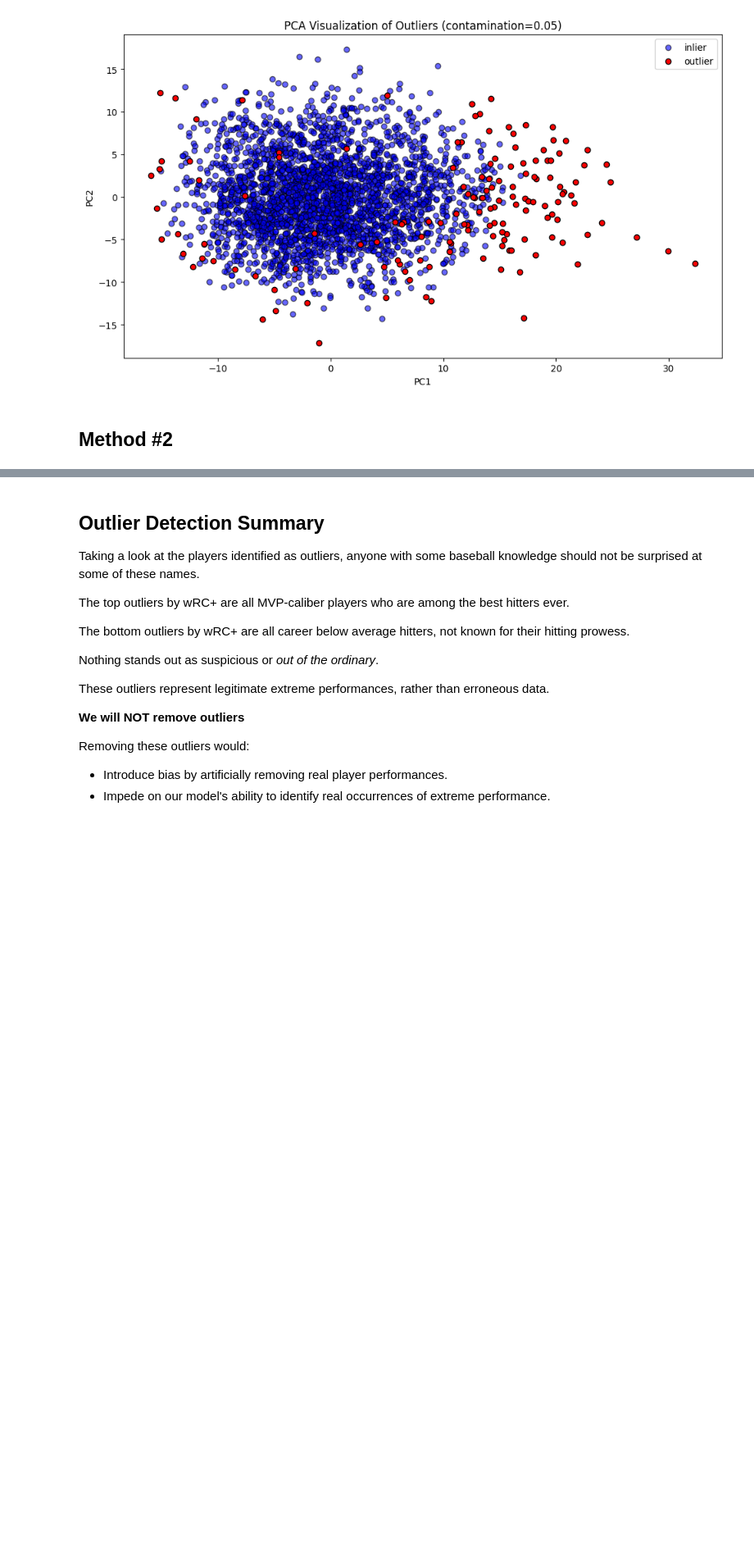
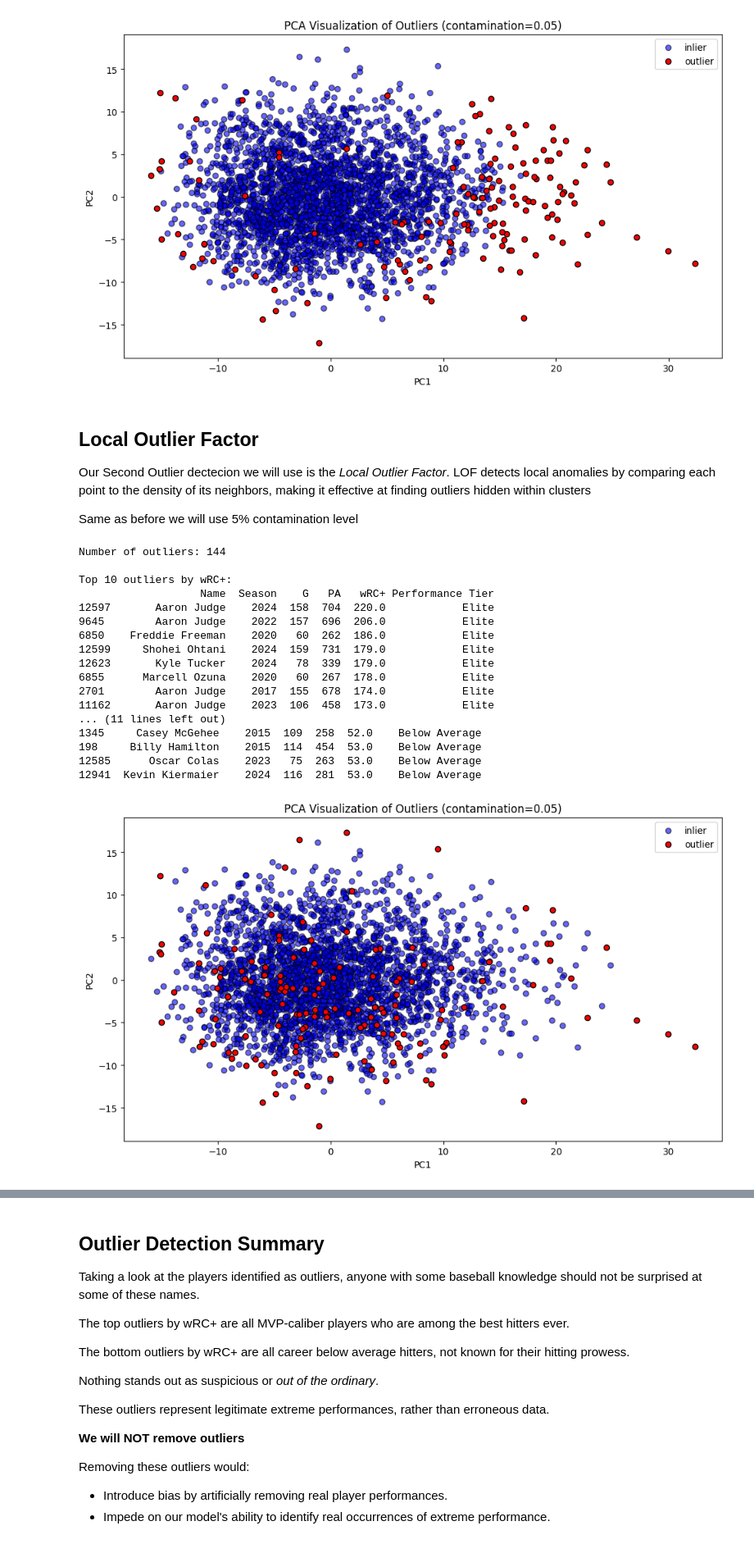
Before and after one commit to ichiro-wang/mlb-batting-analysis, a Jupyter notebook: notebooks/analysis.ipynb, the cells around one changed output, grey strips where cells are left out. Shown at 82% size. Cells and saved outputs as stored; diff of their text form; code cells hidden in the pictures; blank space fills up the shorter version.

Commit message:
lsecond outlier method done

```diff
--- a/notebooks/analysis.ipynb
+++ b/notebooks/analysis.ipynb
@@ -445,6 +462,38 @@ Top 10 outliers by wRC+:
 2674        Ben Revere    2016  103  375  46.0    Below Average
 [figure]
 # %% [markdown]
-## Method #2
+## Local Outlier Factor
+
+Our Second Outlier dectecion we will use is the *Local Outlier Factor*. LOF detects local anomalies by comparing each point to the density of its neighbors, making it effective at finding outliers hidden within clusters
+
+Same as before we will use 5% contamination level
 # %%
-# method #2
+lof, y_pred_lof, lof_scores = od.detect_outliers_lof(
+    X,
+    contamination=contamination,
+    n_neighbors=20
+)
+
+outliers_data_lof = reference_data[y_pred_lof == -1]
+
+od.analyze_outliers(outliers_data_lof)
+vis.plot_outliers(pca_result, y_pred_lof, contamination)
+# %% [output]
+Number of outliers: 144
+
+Top 10 outliers by wRC+:
+                   Name  Season    G   PA   wRC+ Performance Tier
+12597       Aaron Judge    2024  158  704  220.0            Elite
+9645        Aaron Judge    2022  157  696  206.0            Elite
+6850    Freddie Freeman    2020   60  262  186.0            Elite
+12599     Shohei Ohtani    2024  159  731  179.0            Elite
+12623       Kyle Tucker    2024   78  339  179.0            Elite
+6855      Marcell Ozuna    2020   60  267  178.0            Elite
+2701        Aaron Judge    2017  155  678  174.0            Elite
+11162       Aaron Judge    2023  106  458  173.0            Elite
+... (11 lines left out)
+1345     Casey McGehee    2015  109  258  52.0    Below Average
+198     Billy Hamilton    2015  114  454  53.0    Below Average
+12585      Oscar Colas    2023   75  263  53.0    Below Average
+12941  Kevin Kiermaier    2024  116  281  53.0    Below Average
+[figure, added]
```
Also changed, not shown: parts of 2 cells of this notebook, 1 other file.
